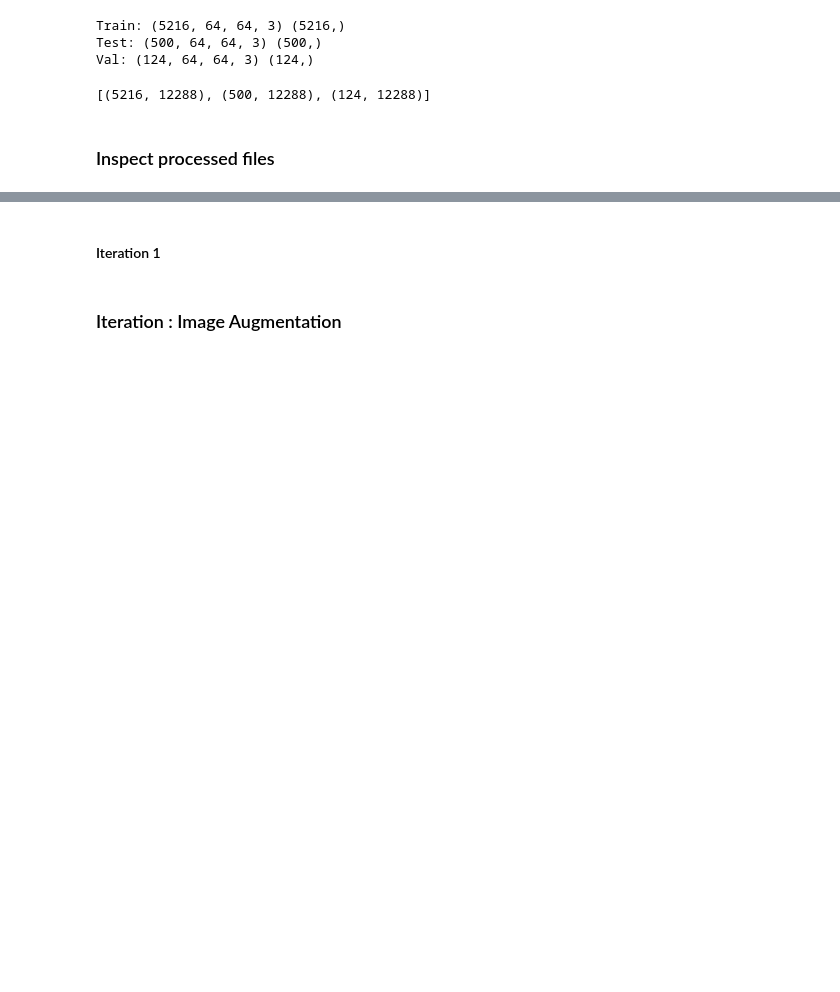
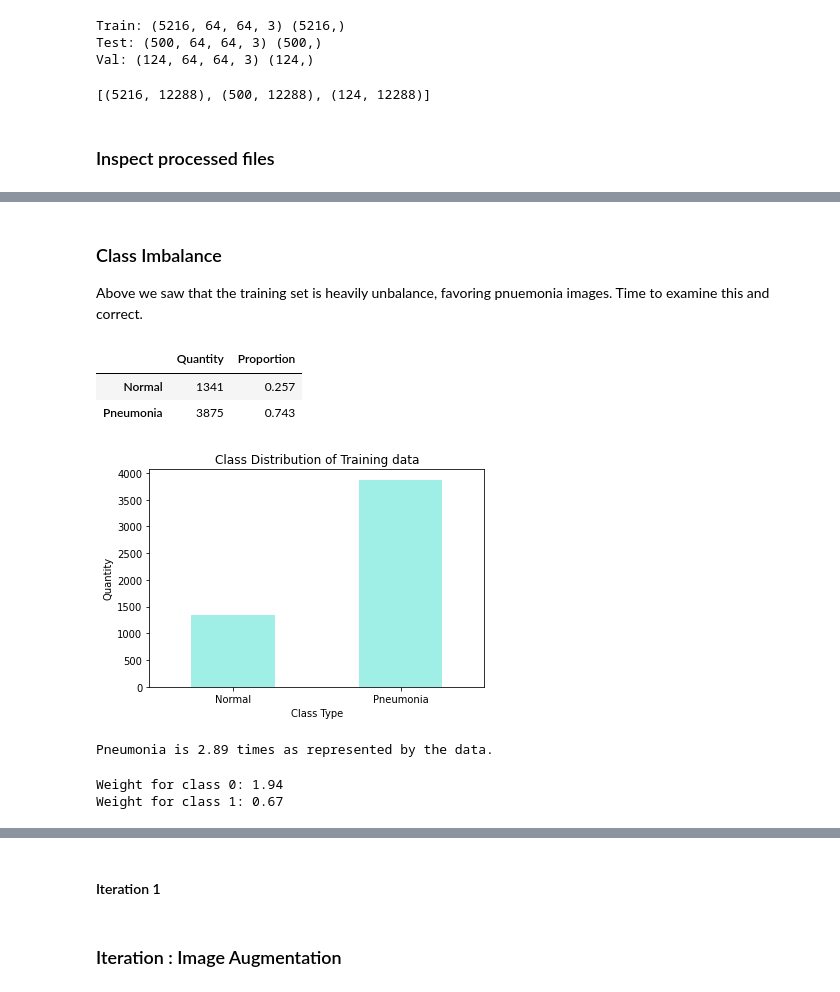
Before and after one commit to anna-dang/mod04-computer_vision_CNN, a Jupyter notebook: project_4_notebook.ipynb, the cells around one changed output, grey strips where cells are left out. Drawn from its saved outputs; the diff is of its cells as text; code cells hidden in the pictures; blank space fills up the shorter version.

```diff
--- a/project_4_notebook.ipynb
+++ b/project_4_notebook.ipynb
@@ -211,0 +230,40 @@ dtype: float64
+# %% [markdown]
+### Class Imbalance
+
+Above we saw that the training set is heavily unbalance, favoring pnuemonia images. Time to examine this and correct.
+# %%
+# Display proportion by class for training set
+normed = get_num_images(train_path, form='normed')
+total = get_num_images(train_path, form='tuple')
+total_s = pd.Series(data={'Normal': totals[0], 'Pneumonia': totals[1]}, name= 'Quantity').to_frame()
+norm_s = pd.Series(data={'Normal': normed[0], 'Pneumonia': normed[1]}, name= 'Proportion').to_frame()
+class_frame = pd.concat([total_s, norm_s], axis=1)
+display(class_frame)
+
+# Plot the distribution as a bar graph
+total_frame.plot.bar(legend=False, rot=0, color='turquoise', alpha=0.5)
+plt.title('Class Distribution of Training data')
+plt.xlabel("Class Type")
+plt.ylabel("Quantity")
+plt.show()
+
+print(f"Pneumonia is represented {round(totals[1]/totals[0], 2)} times as much by the data.")
+# %% [output]
+|  | Quantity | Proportion |
+| Normal | 1341 | 0.257 |
+| Pneumonia | 3875 | 0.743 |
+[figure, added]
+Pneumonia is 2.89 times as represented by the data.
+# %%
+# Scaling by total/2 helps keep the loss to a similar magnitude (from Keras documentation).
+# The sum of the weights of all examples stays the same.
+weight_for_0 = (1 / totals[0])*(train_images.shape[0])/2.0
+weight_for_1 = (1 / totals[1])*(train_images.shape[0])/2.0
+
+class_weight = {0: weight_for_0, 1: weight_for_1}
+
+print('Weight for class 0: {:.2f}'.format(weight_for_0))
+print('Weight for class 1: {:.2f}'.format(weight_for_1))
+# %% [output]
+Weight for class 0: 1.94
+Weight for class 1: 0.67
```
Also changed, not shown: parts of 45 cells of this notebook.
